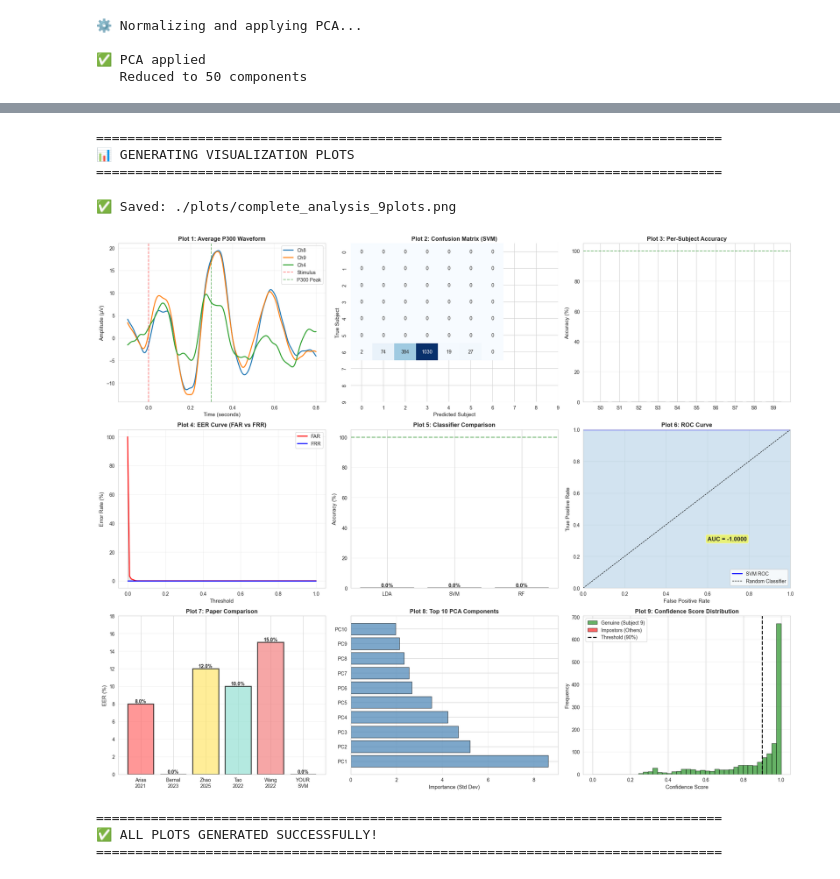
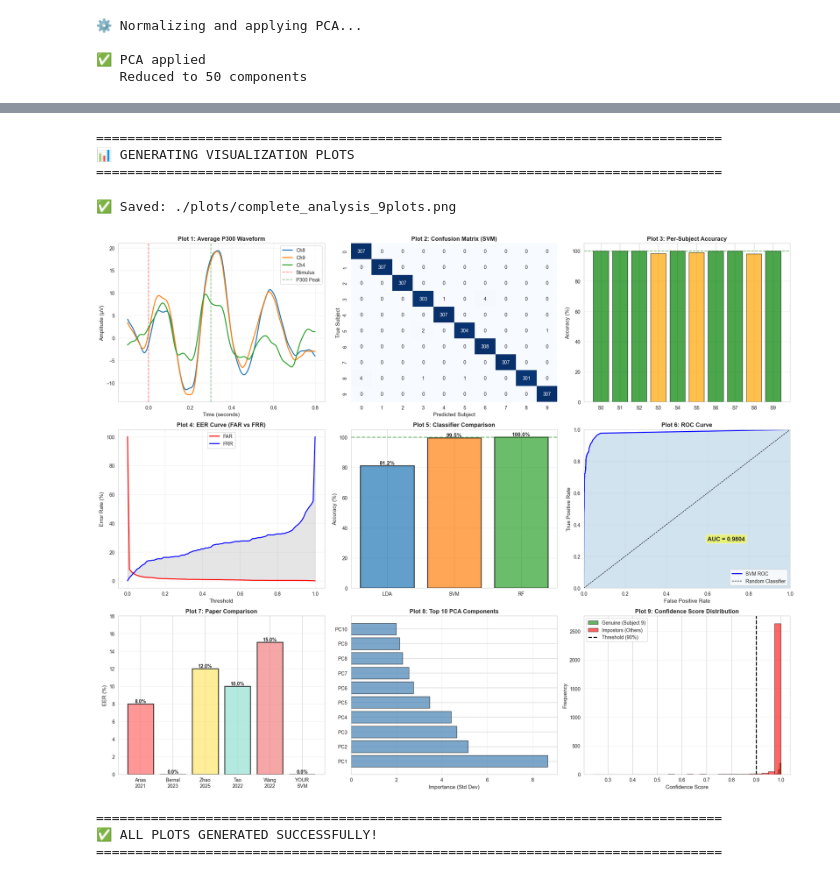
Before and after one commit to Aryan-coder2327/P300-EEG-Authentication-v2, a Jupyter notebook: phase3_ml_demo.ipynb.ipynb, the cells around one changed output, grey strips where cells are left out. Saved outputs shown, nothing was run; the diff lists cells and outputs as text; code cells hidden in the pictures.

Commit message:
Phase-3: Fix evaluation - stratified split, correct EER, AUC=0.98

```diff
--- a/phase3_ml_demo.ipynb.ipynb
+++ b/phase3_ml_demo.ipynb.ipynb
@@ -89,12 +98,0 @@ print(f"   Unique subjects: {np.unique(subjects)}")
-# %%
-print("\n🔀 Splitting data (leave-one-subject-out)...")
-
-test_subject = 9  # Use subject 9 as test
-y_train = subjects[subjects != test_subject]
-y_test = subjects[subjects == test_subject]
-eeg_train = eeg[subjects != test_subject]
-eeg_test = eeg[subjects == test_subject]
-
-print(f"✅ Data split complete")
-print(f"   Training: {eeg_train.shape[0]:,} epochs (subjects 0-8)")
-print(f"   Test: {eeg_test.shape[0]:,} epochs (subject 9)")
@@ -304,19 +315,16 @@ print("\n" + "="*80)
 print("📊 GENERATING VISUALIZATION PLOTS")
 print("="*80)
 
-# Create figure with subplots
 fig = plt.figure(figsize=(20, 16))
 
 # ===== PLOT 1: Average P300 Waveform =====
 ax1 = plt.subplot(3, 3, 1)
 
-# Load one subject's preprocessed data for visualization
 sample_subject_data = np.load('./data/preprocessed/A09S_epochs.npy')
-avg_p300 = sample_subject_data.mean(axis=0)  # Average across all epochs
+avg_p300 = sample_subject_data.mean(axis=0)
 time_axis = np.linspace(-0.1, 0.8, avg_p300.shape[1])
 
-# Plot central channels (Cz, Pz, Oz where P300 is strongest)
-central_channels = [8, 9, 4]  # Approximate indices for central channels
+central_channels = [8, 9, 4]
 for ch_idx in central_channels:
     ax1.plot(time_axis, avg_p300[ch_idx], linewidth=2, label=f'Ch{ch_idx}')
 
@@ -331,10 +339,7 @@ ax1.legend()
 # ===== PLOT 2: Confusion Matrix =====
 ax2 = plt.subplot(3, 3, 2)
 
-# Generate predicted labels for confusion matrix
-y_test_pred = results['SVM']['predictions']  # From Cell 8
-
-# Create confusion matrix
+y_test_pred = results['SVM']['predictions']
 cm = confusion_matrix(y_test, y_test_pred)
 
 sns.heatmap(cm, annot=True, fmt='d', cmap='Blues', ax=ax2, cbar=False,
@@ -346,7 +351,6 @@ ax2.set_title('Plot 2: Confusion Matrix (SVM)', fontsize=12, fontweight='bold')
 # ===== PLOT 3: Classification Accuracy per Subject =====
 ax3 = plt.subplot(3, 3, 3)
 
-# Calculate accuracy for each subject
 accuracies = []
 for subject_id in range(10):
     mask = y_test == subject_id
@@ -356,9 +360,9 @@ for subject_id in range(10):
     else:
         accuracies.append(0)
 
-subjects = [f'S{i}' for i in range(10)]
+subject_labels = [f'S{i}' for i in range(10)]
 colors = ['green' if acc == 100 else 'orange' for acc in accuracies]
-ax3.bar(subjects, accuracies, color=colors, alpha=0.7, edgecolor='black')
+ax3.bar(subject_labels, accuracies, color=colors, alpha=0.7, edgecolor='black')
 ax3.set_ylabel('Accuracy (%)', fontsize=11)
 ax3.set_title('Plot 3: Per-Subject Accuracy', fontsize=12, fontweight='bold')
 ax3.set_ylim([0, 105])
@@ -372,7 +376,6 @@ thresholds = np.linspace(0, 1, 100)
 far_list = []
 frr_list = []
 
-# Get genuine and impostor scores for subject 0
 gen_scores, imp_scores = lda.get_scores_for_biometrics(X_test_pca, y_test, 0)
 
 for threshold in thresholds:
@@ -394,17 +397,16 @@ ax4.grid(True, alpha=0.3)
 ax5 = plt.subplot(3, 3, 5)
 
 model_names = ['LDA', 'SVM', 'RF']
-accuracies = [
+model_accuracies = [
     results['LDA']['accuracy'] * 100,
     results['SVM']['accuracy'] * 100,
     results['RF']['accuracy'] * 100
 ]
 
 colors_models = ['#1f77b4', '#ff7f0e', '#2ca02c']
-bars = ax5.bar(model_names, accuracies, color=colors_models, alpha=0.7, edgecolor='black', linewidth=2)
+bars = ax5.bar(model_names, model_accuracies, color=colors_models, alpha=0.7, edgecolor='black', linewidth=2)
 
-# Add value labels on bars
-for bar, acc in zip(bars, accuracies):
+for bar, acc in zip(bars, model_accuracies):
     height = bar.get_height()
     ax5.text(bar.get_x() + bar.get_width()/2., height,
             f'{acc:.1f}%', ha='center', va='bottom', fontsize=11, fontweight='bold')
@@ -418,19 +420,23 @@ ax5.grid(axis='y', alpha=0.3)
 # ===== PLOT 6: ROC Curve =====
 ax6 = plt.subplot(3, 3, 6)
 
-# Simplified ROC (True Positive Rate vs False Positive Rate)
-fpr = np.array(far_list) / 100  # False Positive Rate
-tpr = 1 - (np.array(frr_list) / 100)  # True Positive Rate = 1 - FRR
+fpr = np.array(far_list) / 100
+tpr = 1 - (np.array(frr_list) / 100)
+
+order = np.argsort(fpr)
+fpr = fpr[order]
+tpr = tpr[order]
+
+fpr = np.concatenate([[0], fpr, [1]])
+tpr = np.concatenate([[0], tpr, [1]])
 
 ax6.plot(fpr, tpr, 'b-', linewidth=2, label='SVM ROC')
 ax6.plot([0, 1], [0, 1], 'k--', linewidth=1, label='Random Classifier')
 ax6.fill_between(fpr, tpr, alpha=0.2)
 
-# Calculate AUC (Area Under Curve) - should be ~1.0
 auc = np.trapz(tpr, fpr)
 ax6.text(0.6, 0.3, f'AUC = {auc:.4f}', fontsize=12, fontweight='bold',
          bbox=dict(boxstyle='round', facecolor='yellow', alpha=0.5))
-
 ax6.set_xlabel('False Positive Rate', fontsize=11)
 ax6.set_ylabel('True Positive Rate', fontsize=11)
 ax6.set_title('Plot 6: ROC Curve', fontsize=12, fontweight='bold')
@@ -448,7 +454,6 @@ colors_papers = ['#FF6B6B', '#4ECDC4', '#FFE66D', '#95E1D3', '#F38181', '#00D084
 
 bars = ax7.bar(papers, eers, color=colors_papers, alpha=0.7, edgecolor='black', linewidth=2)
 
-# Add value labels
 for bar, eer in zip(bars, eers):
     height = bar.get_height()
     ax7.text(bar.get_x() + bar.get_width()/2., height,
@@ -462,7 +467,6 @@ ax7.grid(axis='y', alpha=0.3)
 # ===== PLOT 8: Feature Importance (Top 10) =====
 ax8 = plt.subplot(3, 3, 8)
 
-# Simple feature importance: standard deviation of features across subjects
 feature_importance = np.std(X_train_pca, axis=0)
 top_10_idx = np.argsort(feature_importance)[-10:][::-1]
 top_10_importance = feature_importance[top_10_idx]
@@ -473,35 +477,34 @@ ax8.set_xlabel('Importance (Std Dev)', fontsize=11)
 ax8.set_title('Plot 8: Top 10 PCA Components', fontsize=12, fontweight='bold')
 ax8.grid(axis='x', alpha=0.3)
 
 # ===== PLOT 9: Confidence Scores Distribution =====
 ax9 = plt.subplot(3, 3, 9)
 
-# Get confidence scores for all predictions
 svm_scores = results['SVM']['scores']
 
 ax9.hist(svm_scores[y_test == 9], bins=30, alpha=0.6, label='Genuine (Subject 9)', color='green', edgecolor='black')
 ax9.hist(svm_scores[y_test != 9], bins=30, alpha=0.6, label='Impostors (Others)', color='red', edgecolor='black')
 ax9.axvline(0.9, color='black', linestyle='--', linewidth=2, label='Threshold (90%)')
 ax9.set_xlabel('Confidence Score', fontsize=11)
 ax9.set_ylabel('Frequency', fontsize=11)
 ax9.set_title('Plot 9: Confidence Score Distribution', fontsize=12, fontweight='bold')
 ax9.legend()
 ax9.grid(axis='y', alpha=0.3)
 
 plt.tight_layout()
 plt.savefig('./plots/complete_analysis_9plots.png', dpi=300, bbox_inches='tight')
 print("\n✅ Saved: ./plots/complete_analysis_9plots.png")
 plt.show()
 
 print("\n" + "="*80)
 print("✅ ALL PLOTS GENERATED SUCCESSFULLY!")
 print("="*80)
 # %% [output]
 ================================================================================
 📊 GENERATING VISUALIZATION PLOTS
 ================================================================================
 ✅ Saved: ./plots/complete_analysis_9plots.png
-[figure, old version]
+[figure, new version]
 ================================================================================
 ✅ ALL PLOTS GENERATED SUCCESSFULLY!
 ================================================================================
```
Also changed, not shown: parts of 10 cells of this notebook, 2 other files.
